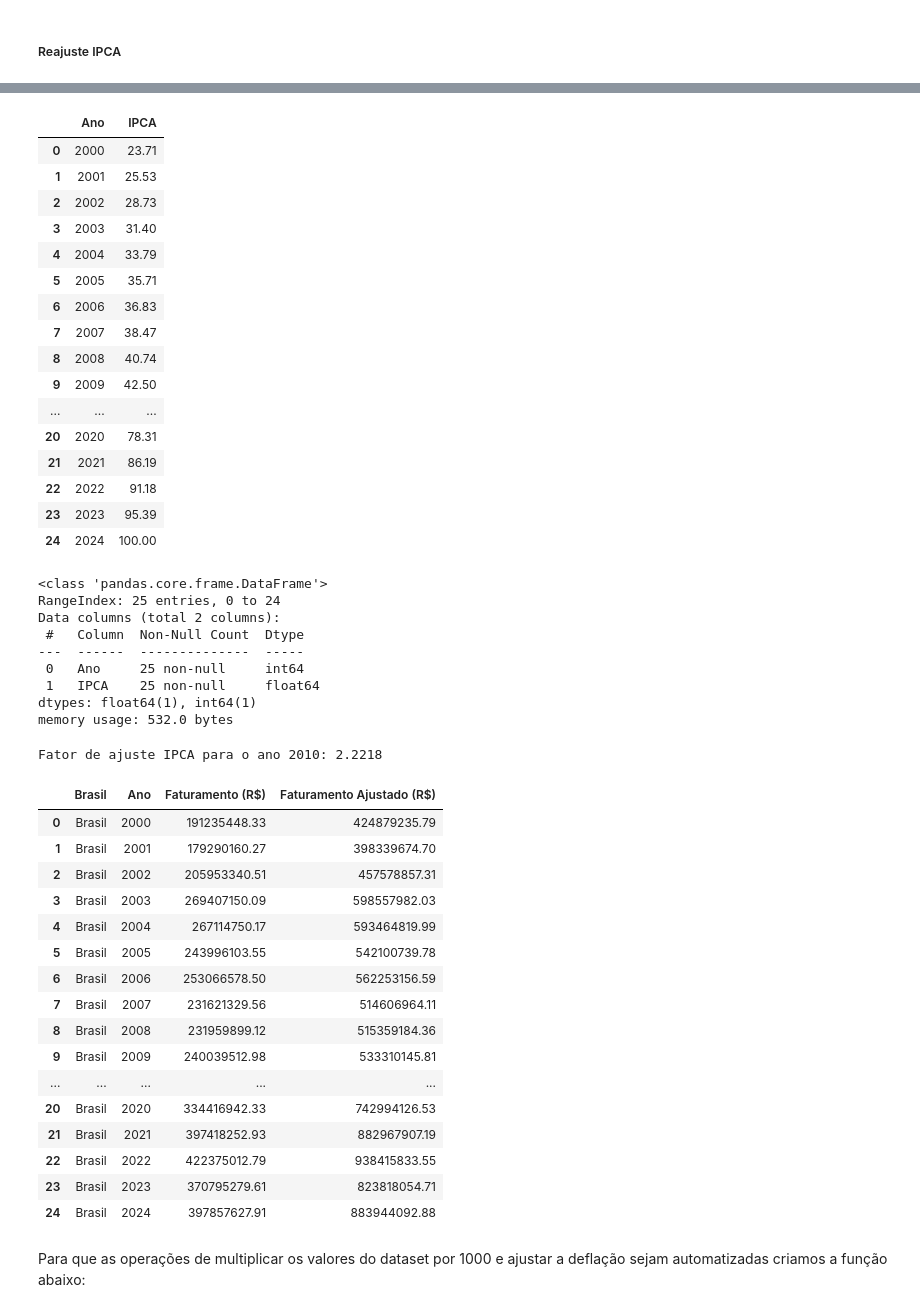
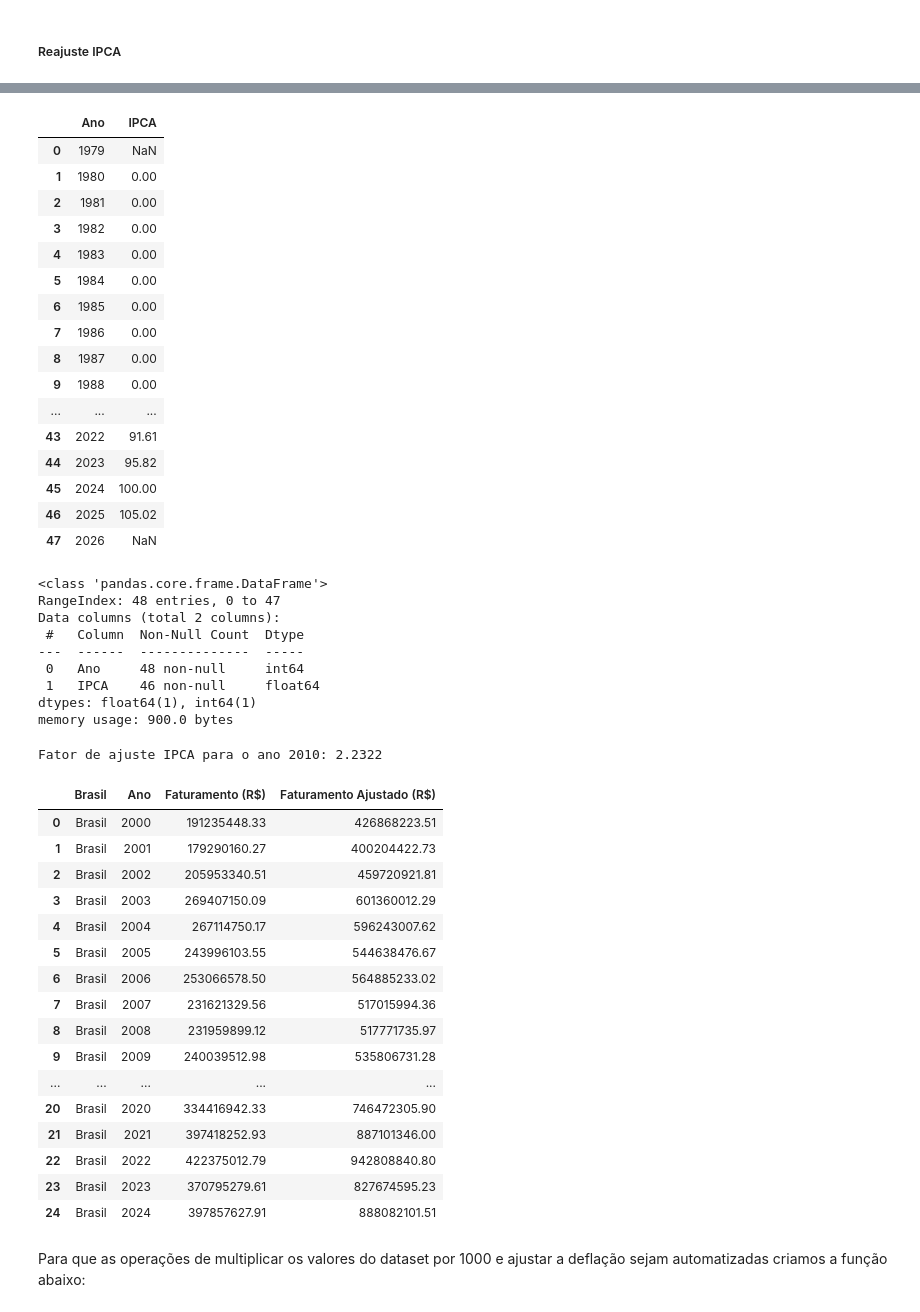
Before and after one commit to Gabriel-J-code/ad-projeto-bees-caatinga, a Jupyter notebook: relatorio TCC.ipynb, the cells around one changed output, grey strips where cells are left out. Cells and saved outputs as stored; diff of their text form; code cells hidden in the pictures.

Commit message:
corrigindo o ipca de media para acumulado

```diff
--- a/relatorio TCC.ipynb
+++ b/relatorio TCC.ipynb
@@ -153,40 +153,40 @@ df_ipca
 # %%
 #removendo coluna desnecessária
 df_ipca.drop(columns=['Unnamed: 2'], inplace=True)
 #renomeando colunas para facilitar o manuseio
-df_ipca.rename(columns={'IPCA - geral - índice (dez. 2024 = 100)': 'IPCA', 'Data':'Ano'}, inplace=True)
+df_ipca.rename(columns={'IPCA - geral - índice (dez. 1993 = 100) - - - Instituto Brasileiro de Geografia e Estatística- Sistema Nacional de Índices de Preços ao Consumidor (IBGE/SNIPC) - PRECOS12_IPCA12': 'IPCA', 'Data':'Ano'}, inplace=True)
 display(df_ipca)
 # %% [output]
 |  | Ano | IPCA |
-| 0 | 2000 | 23.71 |
-| 1 | 2001 | 25.53 |
-| 2 | 2002 | 28.73 |
-| 3 | 2003 | 31.40 |
-| 4 | 2004 | 33.79 |
-| 5 | 2005 | 35.71 |
-| 6 | 2006 | 36.83 |
-| 7 | 2007 | 38.47 |
-| 8 | 2008 | 40.74 |
-| 9 | 2009 | 42.50 |
+| 0 | 1979 | NaN |
+| 1 | 1980 | 0.00 |
+| 2 | 1981 | 0.00 |
+| 3 | 1982 | 0.00 |
+| 4 | 1983 | 0.00 |
+| 5 | 1984 | 0.00 |
+| 6 | 1985 | 0.00 |
+| 7 | 1986 | 0.00 |
+| 8 | 1987 | 0.00 |
+| 9 | 1988 | 0.00 |
 | ... | ... | ... |
-| 20 | 2020 | 78.31 |
-| 21 | 2021 | 86.19 |
-| 22 | 2022 | 91.18 |
-| 23 | 2023 | 95.39 |
-| 24 | 2024 | 100.00 |
+| 43 | 2022 | 91.61 |
+| 44 | 2023 | 95.82 |
+| 45 | 2024 | 100.00 |
+| 46 | 2025 | 105.02 |
+| 47 | 2026 | NaN |
 # %%
 #Confirmando o tipo de dados e se há valores nulos
 df_ipca.info()
 # %% [output]
 <class 'pandas.core.frame.DataFrame'>
-RangeIndex: 25 entries, 0 to 24
+RangeIndex: 48 entries, 0 to 47
 Data columns (total 2 columns):
  #   Column  Non-Null Count  Dtype
 ---  ------  --------------  -----
- 0   Ano     25 non-null     int64
- 1   IPCA    25 non-null     float64
+ 0   Ano     48 non-null     int64
+ 1   IPCA    46 non-null     float64
 dtypes: float64(1), int64(1)
-memory usage: 532.0 bytes
+memory usage: 900.0 bytes
 # %%
 # Definir o ano base para o ajuste
 ano_base = 2024
@@ -199,7 +199,7 @@ ipca_dataset = df_ipca[df_ipca['Ano'] == ano_defrancao_dataset]['IPCA'].iloc[0]
 fator_ajuste_ipca = ipca_base / ipca_dataset
 print(f"Fator de ajuste IPCA para o ano {ano_defrancao_dataset}: {fator_ajuste_ipca:.4f}")
 # %% [output]
-Fator de ajuste IPCA para o ano 2010: 2.2218
+Fator de ajuste IPCA para o ano 2010: 2.2322
 # %%
 faturamento_br['Ano'] = faturamento_br['Ano'].astype(int)
 # %%
@@ -207,22 +207,22 @@ faturamento_br['Faturamento Ajustado (R$)'] = faturamento_br['Faturamento (R$)']
 faturamento_br
 # %% [output]
 |  | Brasil | Ano | Faturamento (R$) | Faturamento Ajustado (R$) |
-| 0 | Brasil | 2000 | 191235448.33 | 424879235.79 |
-| 1 | Brasil | 2001 | 179290160.27 | 398339674.70 |
-| 2 | Brasil | 2002 | 205953340.51 | 457578857.31 |
-| 3 | Brasil | 2003 | 269407150.09 | 598557982.03 |
-| 4 | Brasil | 2004 | 267114750.17 | 593464819.99 |
-| 5 | Brasil | 2005 | 243996103.55 | 542100739.78 |
-| 6 | Brasil | 2006 | 253066578.50 | 562253156.59 |
-| 7 | Brasil | 2007 | 231621329.56 | 514606964.11 |
-| 8 | Brasil | 2008 | 231959899.12 | 515359184.36 |
-| 9 | Brasil | 2009 | 240039512.98 | 533310145.81 |
+| 0 | Brasil | 2000 | 191235448.33 | 426868223.51 |
+| 1 | Brasil | 2001 | 179290160.27 | 400204422.73 |
+| 2 | Brasil | 2002 | 205953340.51 | 459720921.81 |
+| 3 | Brasil | 2003 | 269407150.09 | 601360012.29 |
+| 4 | Brasil | 2004 | 267114750.17 | 596243007.62 |
+| 5 | Brasil | 2005 | 243996103.55 | 544638476.67 |
+| 6 | Brasil | 2006 | 253066578.50 | 564885233.02 |
+| 7 | Brasil | 2007 | 231621329.56 | 517015994.36 |
+| 8 | Brasil | 2008 | 231959899.12 | 517771735.97 |
+| 9 | Brasil | 2009 | 240039512.98 | 535806731.28 |
 | ... | ... | ... | ... | ... |
-| 20 | Brasil | 2020 | 334416942.33 | 742994126.53 |
-| 21 | Brasil | 2021 | 397418252.93 | 882967907.19 |
-| 22 | Brasil | 2022 | 422375012.79 | 938415833.55 |
-| 23 | Brasil | 2023 | 370795279.61 | 823818054.71 |
-| 24 | Brasil | 2024 | 397857627.91 | 883944092.88 |
+| 20 | Brasil | 2020 | 334416942.33 | 746472305.90 |
+| 21 | Brasil | 2021 | 397418252.93 | 887101346.00 |
+| 22 | Brasil | 2022 | 422375012.79 | 942808840.80 |
+| 23 | Brasil | 2023 | 370795279.61 | 827674595.23 |
+| 24 | Brasil | 2024 | 397857627.91 | 888082101.51 |
 # %% [markdown]
 Para que as operações de multiplicar os valores do dataset por 1000 e ajustar a deflação sejam automatizadas criamos a função abaixo:
 # %%
```
Also changed, not shown: parts of 7 cells of this notebook, 1 other file.
